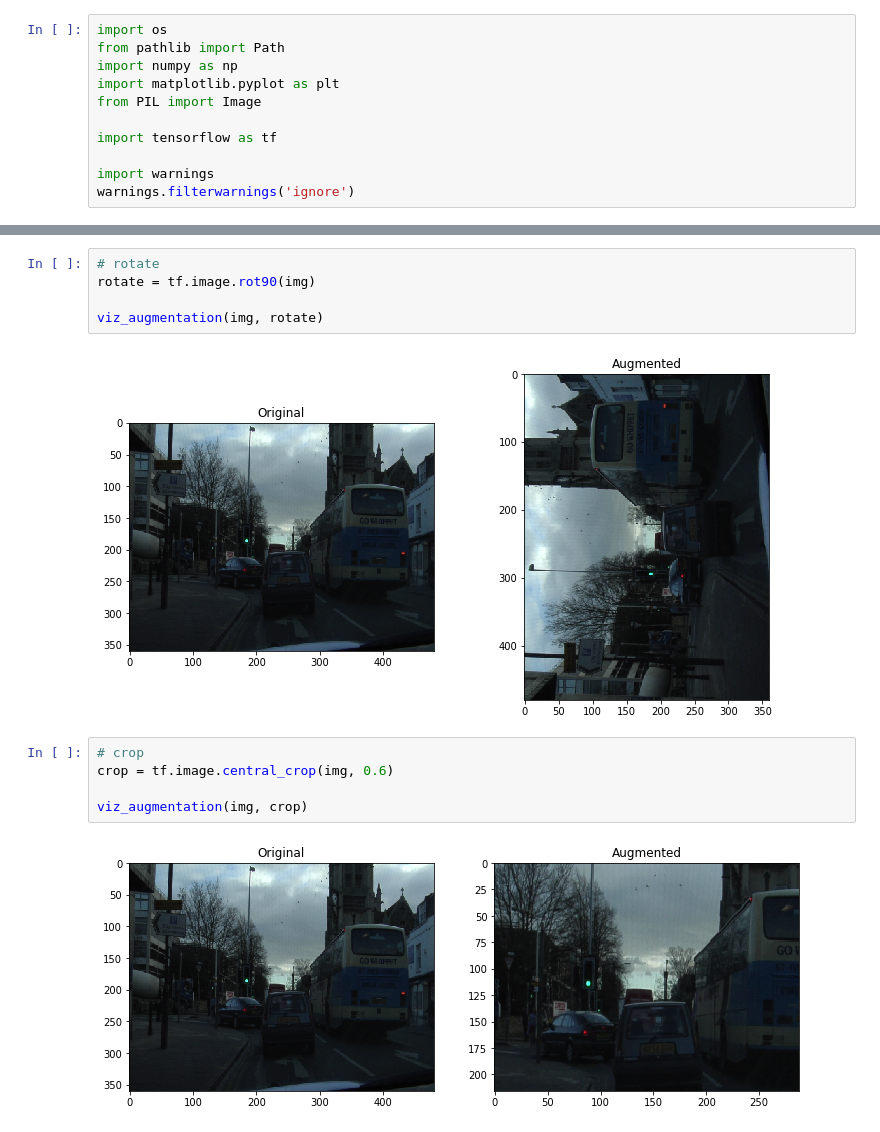
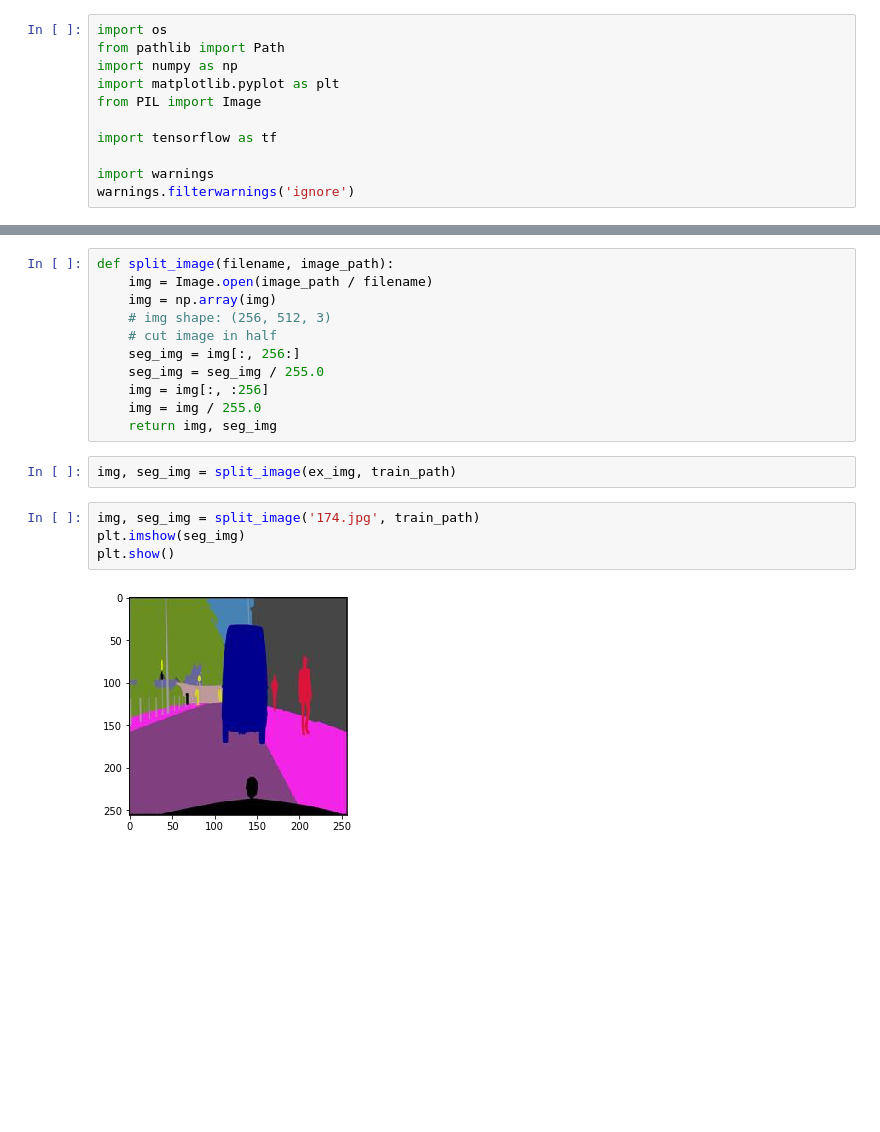
Before and after one commit to jpbacher/image-segmentation, a Jupyter notebook: notebooks/explore.ipynb, the cells around one changed output, grey strips where cells are left out. Drawn from its saved outputs; the diff is of its cells as text; blank space fills up the shorter version.

```diff
--- a/notebooks/explore.ipynb
+++ b/notebooks/explore.ipynb
@@ -89,14 +24,19 @@ viz_augmentation(img, bright)
-# %%
-# rotate
-rotate = tf.image.rot90(img)
-
-viz_augmentation(img, rotate)
-# %% [output]
-[figure, removed]
-# %%
-# crop
-crop = tf.image.central_crop(img, 0.6)
-
-viz_augmentation(img, crop)
-# %% [output]
-[figure, removed]
+# %%
+def split_image(filename, image_path):
+    img = Image.open(image_path / filename)
+    img = np.array(img)
+    # img shape: (256, 512, 3)
+    # cut image in half
+    seg_img = img[:, 256:]
+    seg_img = seg_img / 255.0
+    img = img[:, :256]
+    img = img / 255.0
+    return img, seg_img
+# %%
+img, seg_img = split_image(ex_img, train_path)
+# %%
+img, seg_img = split_image('174.jpg', train_path)
+plt.imshow(seg_img)
+plt.show()
+# %% [output]
+[figure, added]
```
Also changed, not shown: parts of 12 cells of this notebook.
